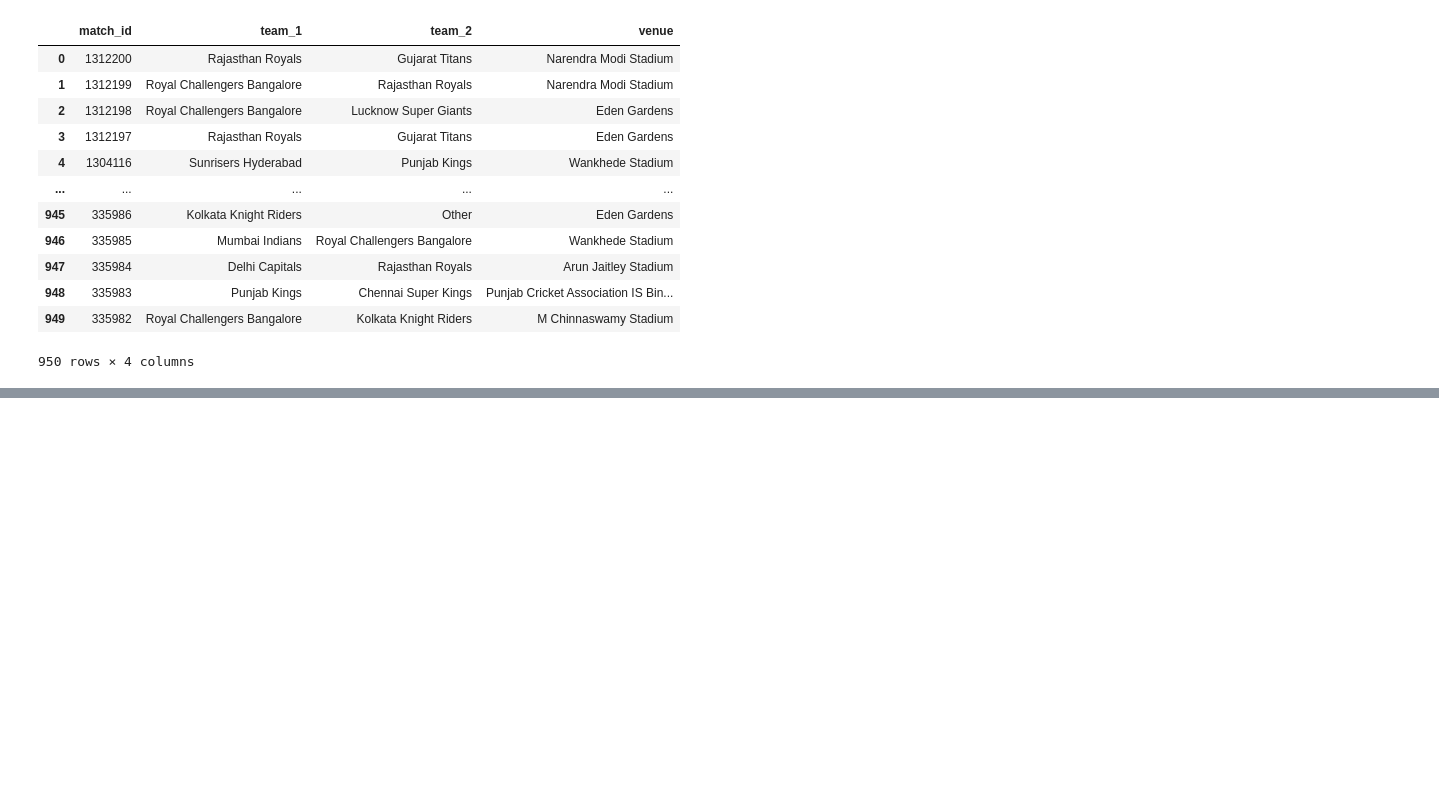
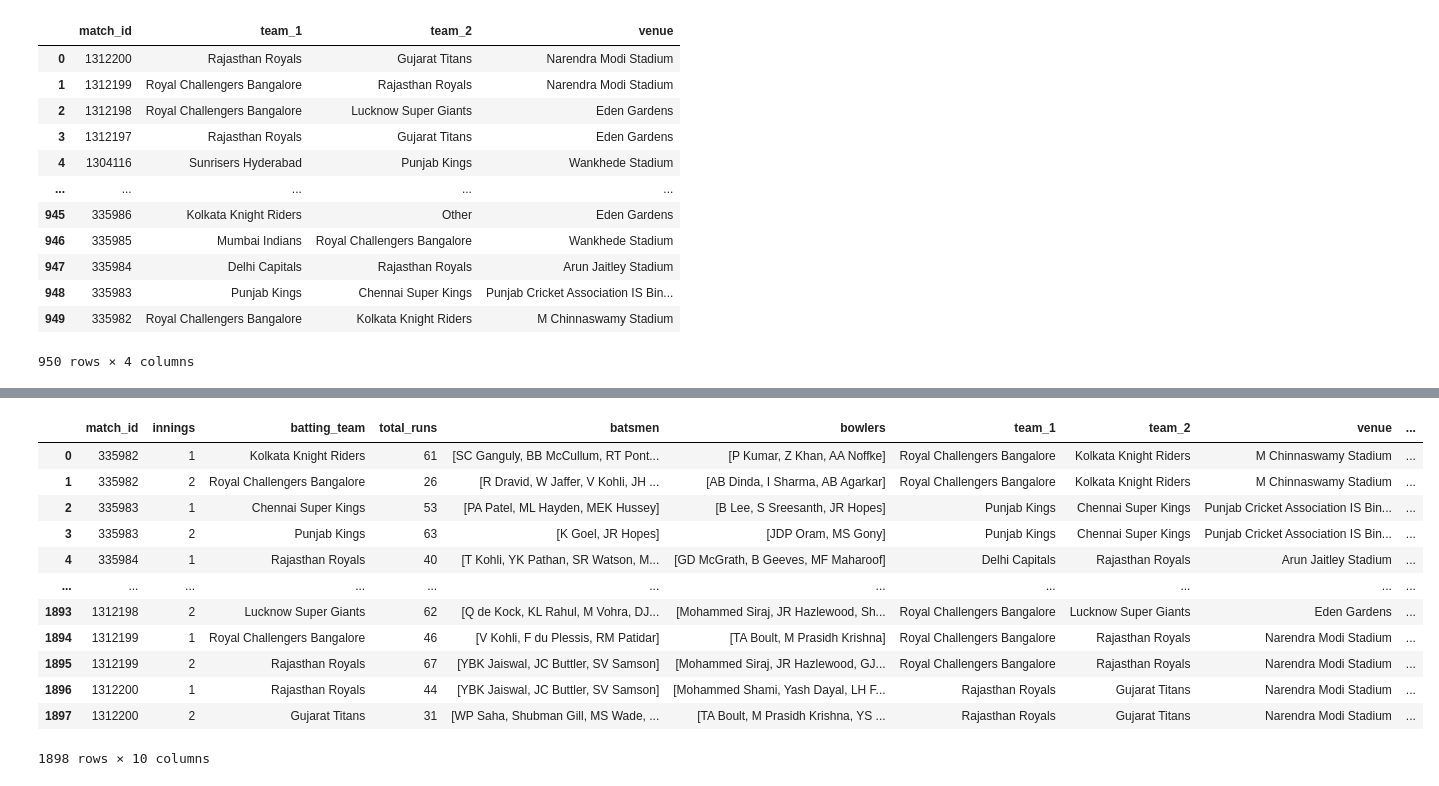
Before and after one commit to k26rahul/IPL2023-Powerplay-Score-Prediction, a Jupyter notebook: IPL2023-Powerplay-Score-Prediction.ipynb, the cells around one changed output, grey strips where cells are left out. Saved outputs shown, nothing was run; the diff lists cells and outputs as text; code cells hidden in the pictures; blank space fills up the shorter version.

```diff
--- a/IPL2023-Powerplay-Score-Prediction.ipynb
+++ b/IPL2023-Powerplay-Score-Prediction.ipynb
@@ -325,0 +517,20 @@ matches_result
+# %%
+mask = data['batting_team'] == data['team_1']
+data.loc[mask, 'bowling_team'] = data['team_2']
+data.loc[~mask, 'bowling_team'] = data['team_1']
+# %%
+data
+# %% [output]
+|  | match_id | innings | batting_team | total_runs | batsmen | bowlers | team_1 | team_2 | venue | ... |
+| 0 | 335982 | 1 | Kolkata Knight Riders | 61 | [SC Ganguly, BB McCullum, RT Pont... | [P Kumar, Z Khan, AA Noffke] | Royal Challengers Bangalore | Kolkata Knight Riders | M Chinnaswamy Stadium | ... |
+| 1 | 335982 | 2 | Royal Challengers Bangalore | 26 | [R Dravid, W Jaffer, V Kohli, JH ... | [AB Dinda, I Sharma, AB Agarkar] | Royal Challengers Bangalore | Kolkata Knight Riders | M Chinnaswamy Stadium | ... |
+| 2 | 335983 | 1 | Chennai Super Kings | 53 | [PA Patel, ML Hayden, MEK Hussey] | [B Lee, S Sreesanth, JR Hopes] | Punjab Kings | Chennai Super Kings | Punjab Cricket Association IS Bin... | ... |
+| 3 | 335983 | 2 | Punjab Kings | 63 | [K Goel, JR Hopes] | [JDP Oram, MS Gony] | Punjab Kings | Chennai Super Kings | Punjab Cricket Association IS Bin... | ... |
+| 4 | 335984 | 1 | Rajasthan Royals | 40 | [T Kohli, YK Pathan, SR Watson, M... | [GD McGrath, B Geeves, MF Maharoof] | Delhi Capitals | Rajasthan Royals | Arun Jaitley Stadium | ... |
+| ... | ... | ... | ... | ... | ... | ... | ... | ... | ... | ... |
+| 1893 | 1312198 | 2 | Lucknow Super Giants | 62 | [Q de Kock, KL Rahul, M Vohra, DJ... | [Mohammed Siraj, JR Hazlewood, Sh... | Royal Challengers Bangalore | Lucknow Super Giants | Eden Gardens | ... |
+| 1894 | 1312199 | 1 | Royal Challengers Bangalore | 46 | [V Kohli, F du Plessis, RM Patidar] | [TA Boult, M Prasidh Krishna] | Royal Challengers Bangalore | Rajasthan Royals | Narendra Modi Stadium | ... |
+| 1895 | 1312199 | 2 | Rajasthan Royals | 67 | [YBK Jaiswal, JC Buttler, SV Samson] | [Mohammed Siraj, JR Hazlewood, GJ... | Royal Challengers Bangalore | Rajasthan Royals | Narendra Modi Stadium | ... |
+| 1896 | 1312200 | 1 | Rajasthan Royals | 44 | [YBK Jaiswal, JC Buttler, SV Samson] | [Mohammed Shami, Yash Dayal, LH F... | Rajasthan Royals | Gujarat Titans | Narendra Modi Stadium | ... |
+| 1897 | 1312200 | 2 | Gujarat Titans | 31 | [WP Saha, Shubman Gill, MS Wade, ... | [TA Boult, M Prasidh Krishna, YS ... | Rajasthan Royals | Gujarat Titans | Narendra Modi Stadium | ... |
+1898 rows × 10 columns
```
Also changed, not shown: parts of 9 cells of this notebook.
